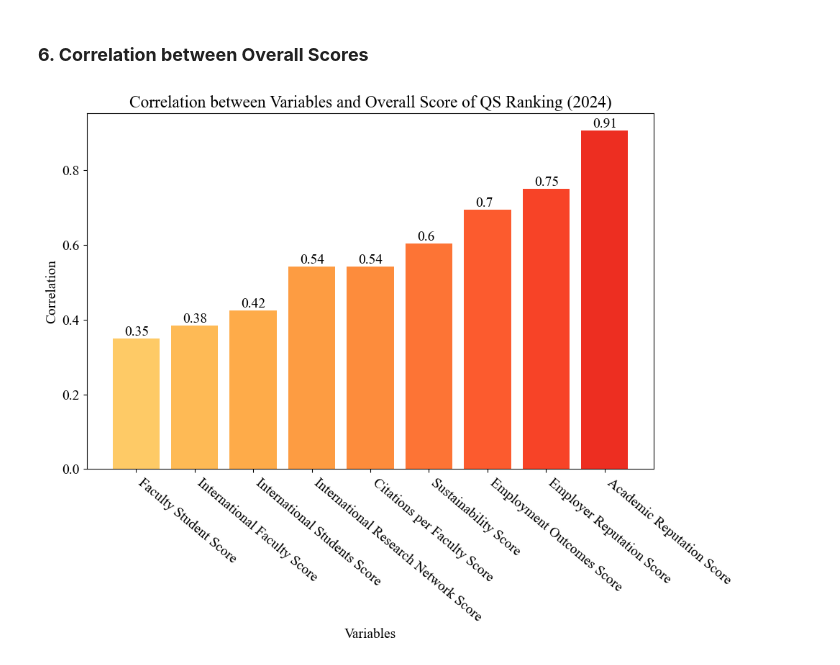
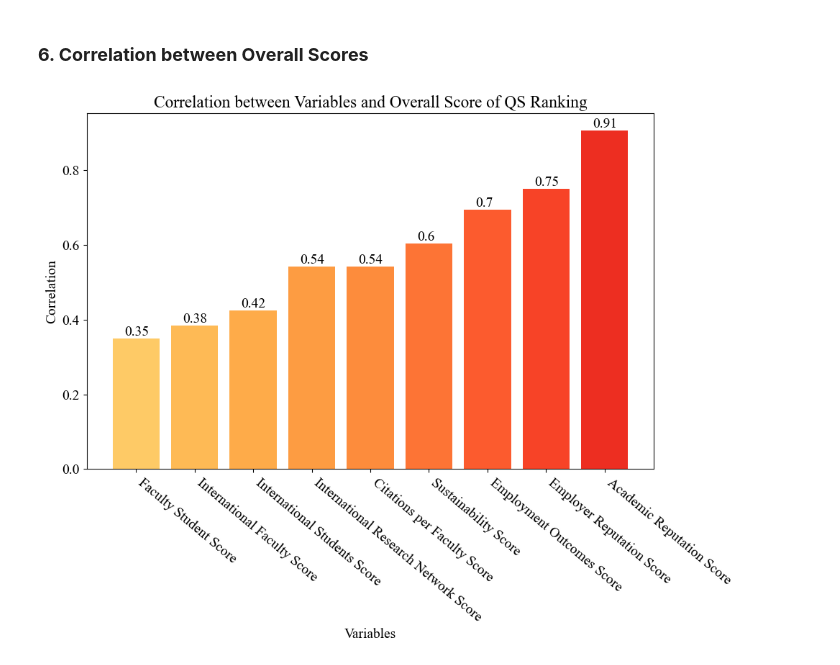
Before and after one commit to VUDataSci/data-presentation-ewanlong, a Jupyter notebook: Ranking_analysis.ipynb, the cells around one changed output. Drawn from its saved outputs; the diff is of its cells as text; code cells hidden in the pictures.

```diff
--- a/Ranking_analysis.ipynb
+++ b/Ranking_analysis.ipynb
@@ -567,24 +567,24 @@ fig.show()
 # %%
 # Drop the specified columns and then calculate the correlation
 qs_data_corr_corrected = qs_data.drop(['Rank Change', '2023 RANK', '2024 RANK'], axis=1, inplace=False).corr(numeric_only=True)['Overall SCORE'].sort_values(ascending=True)
 
 # Remove the 'Overall SCORE' from the series to avoid self-correlation
 qs_data_corr_corrected = qs_data_corr_corrected.drop('Overall SCORE')
 
 # Plotting with matplotlib
 plt.figure(figsize=(10, 8))
 bars = plt.bar(qs_data_corr_corrected.index, qs_data_corr_corrected.values, color=plt.cm.YlOrRd(np.linspace(0.3, 0.7, len(qs_data_corr_corrected.values))))
 
 # Adding the correlation values on top of the bars
 for bar in bars:
     yval = bar.get_height()
     plt.text(bar.get_x() + bar.get_width()/2 - 0.2, yval, round(yval, 2), va='bottom')
 
-plt.title('Correlation between Variables and Overall Score of QS Ranking (2024)')
+plt.title('Correlation between Variables and Overall Score of QS Ranking')
 plt.xlabel('Variables')
 plt.ylabel('Correlation')
 plt.xticks(rotation=-40, ha='left')  # Rotate the x labels to show them more clearly
 plt.tight_layout()  # Adjust layout to fit all the labels
 plt.show()
 # %% [output]
-[figure, old version]
+[figure, new version]
```
Also changed, not shown: parts of 1 cell of this notebook.
